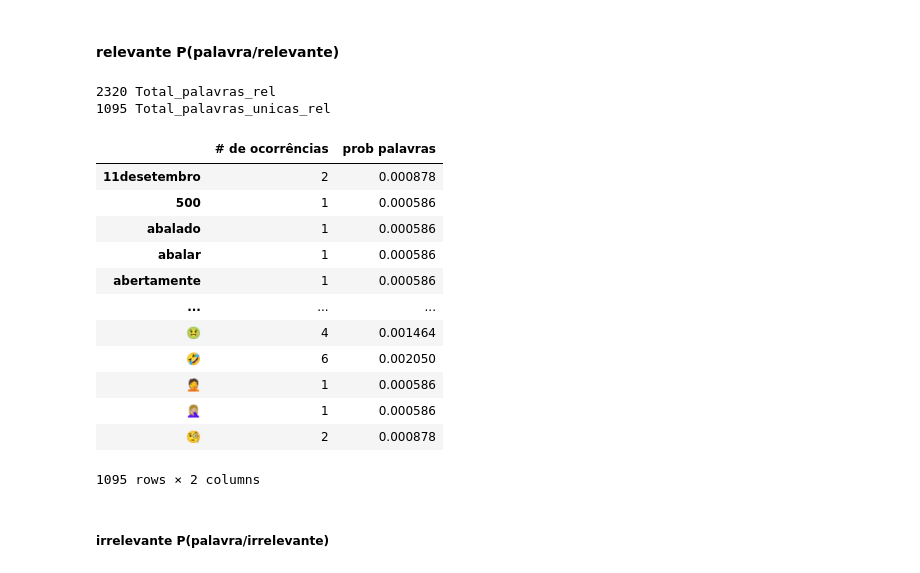
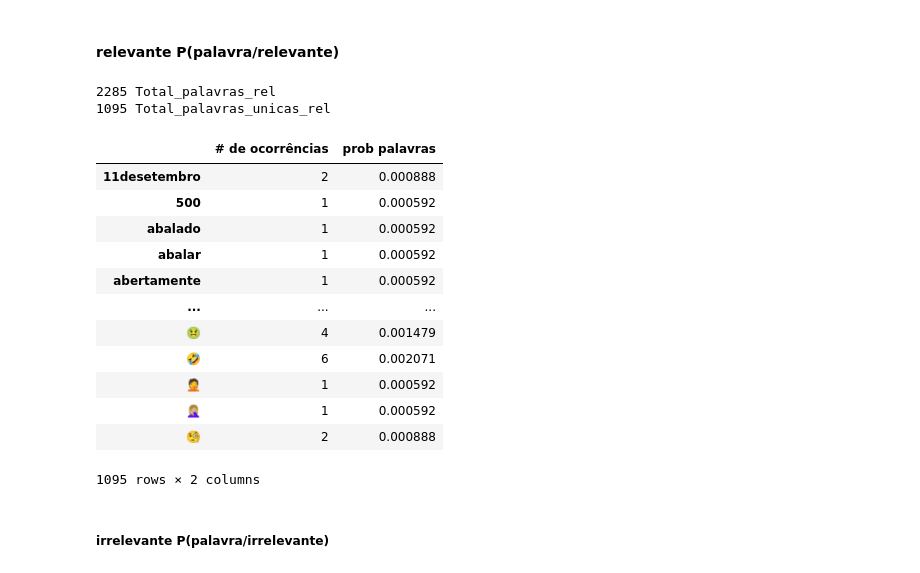
Before and after one commit to RafaelNiccheri/P1-Cdados21_2, a Jupyter notebook: Projeto_1.1.ipynb, the cells around one changed output. Saved outputs shown, nothing was run; the diff lists cells and outputs as text; code cells hidden in the pictures.

```diff
--- a/Projeto_1.1.ipynb
+++ b/Projeto_1.1.ipynb
@@ -445,28 +445,28 @@ print(Todas_palavras)
 # %%
 Total_palavras_rel = qremove_options_rel['# de ocorrências'].sum()
 print(Total_palavras_rel, 'Total_palavras_rel')
-Total_palavras_unicas_rel = qremove_options_rel.reset_index()['index'].value_counts().sum()
+Total_palavras_unicas_rel = qremove_options_rel['# de ocorrências'].size  # .reset_index()['index'].value_counts().sum()
 print(Total_palavras_unicas_rel, 'Total_palavras_unicas_rel')
 
-qremove_options_rel['prob palavras'] = (qremove_options_rel['# de ocorrências'] + 1)/(Total_palavras_rel + Total_palavras_unicas_rel)
+qremove_options_rel['prob palavras'] = (qremove_options_rel['# de ocorrências'] + 1)/(Total_palavras_unicas_rel + Total_palavras_rel)
 #  qremove_options_rel['prob palavras'] = (qremove_options_rel['# de ocorrências'] + 1)/(Total_palavras_rel + Todas_palavras)
 
 pd.DataFrame(qremove_options_rel)
 # %% [output]
-2320 Total_palavras_rel
+2285 Total_palavras_rel
 1095 Total_palavras_unicas_rel
 |  | # de ocorrências | prob palavras |
-| 11desetembro | 2 | 0.000878 |
-| 500 | 1 | 0.000586 |
-| abalado | 1 | 0.000586 |
-| abalar | 1 | 0.000586 |
-| abertamente | 1 | 0.000586 |
+| 11desetembro | 2 | 0.000888 |
+| 500 | 1 | 0.000592 |
+| abalado | 1 | 0.000592 |
+| abalar | 1 | 0.000592 |
+| abertamente | 1 | 0.000592 |
 | ... | ... | ... |
-| 🤢 | 4 | 0.001464 |
-| 🤣 | 6 | 0.002050 |
-| 🤦 | 1 | 0.000586 |
-| 🤦🏼‍♀️ | 1 | 0.000586 |
-| 🧐 | 2 | 0.000878 |
+| 🤢 | 4 | 0.001479 |
+| 🤣 | 6 | 0.002071 |
+| 🤦 | 1 | 0.000592 |
+| 🤦🏼‍♀️ | 1 | 0.000592 |
+| 🧐 | 2 | 0.000888 |
 1095 rows × 2 columns
 # %% [markdown]
 ##### irrelevante P(palavra/irrelevante)
```
Also changed, not shown: parts of 14 cells of this notebook, 1 other file.
